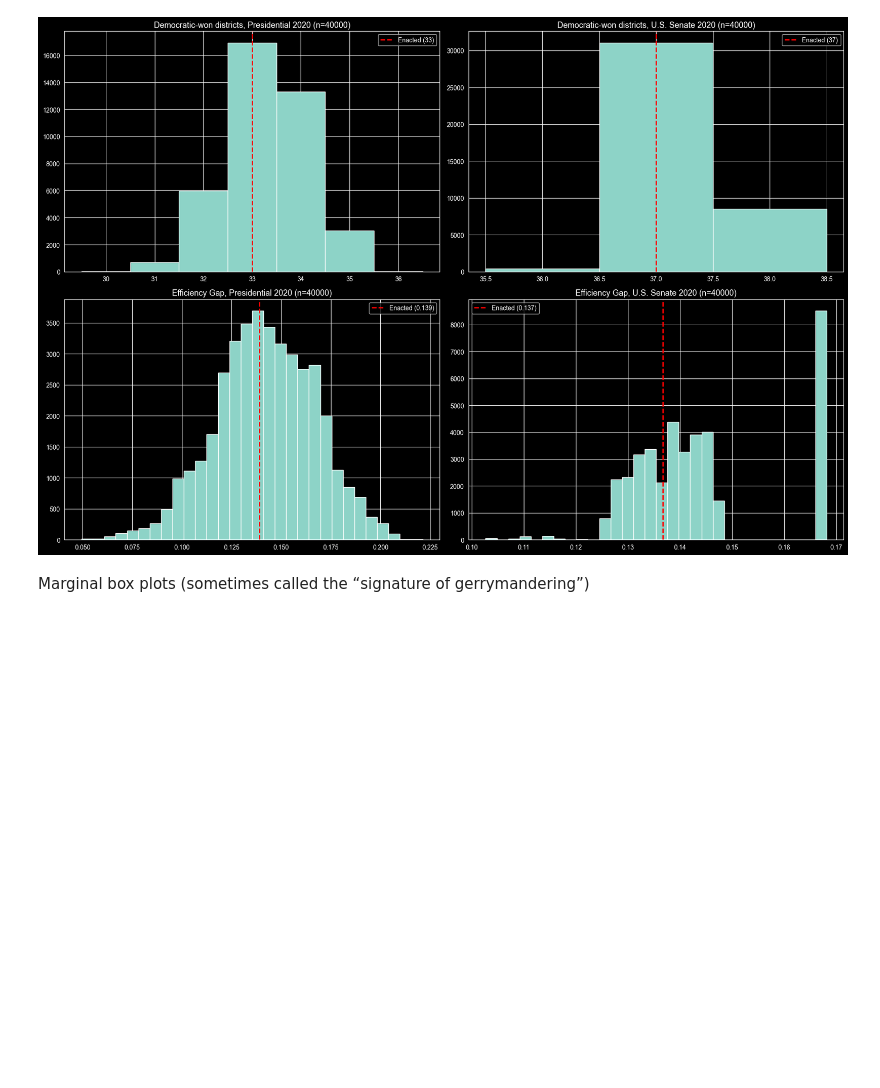
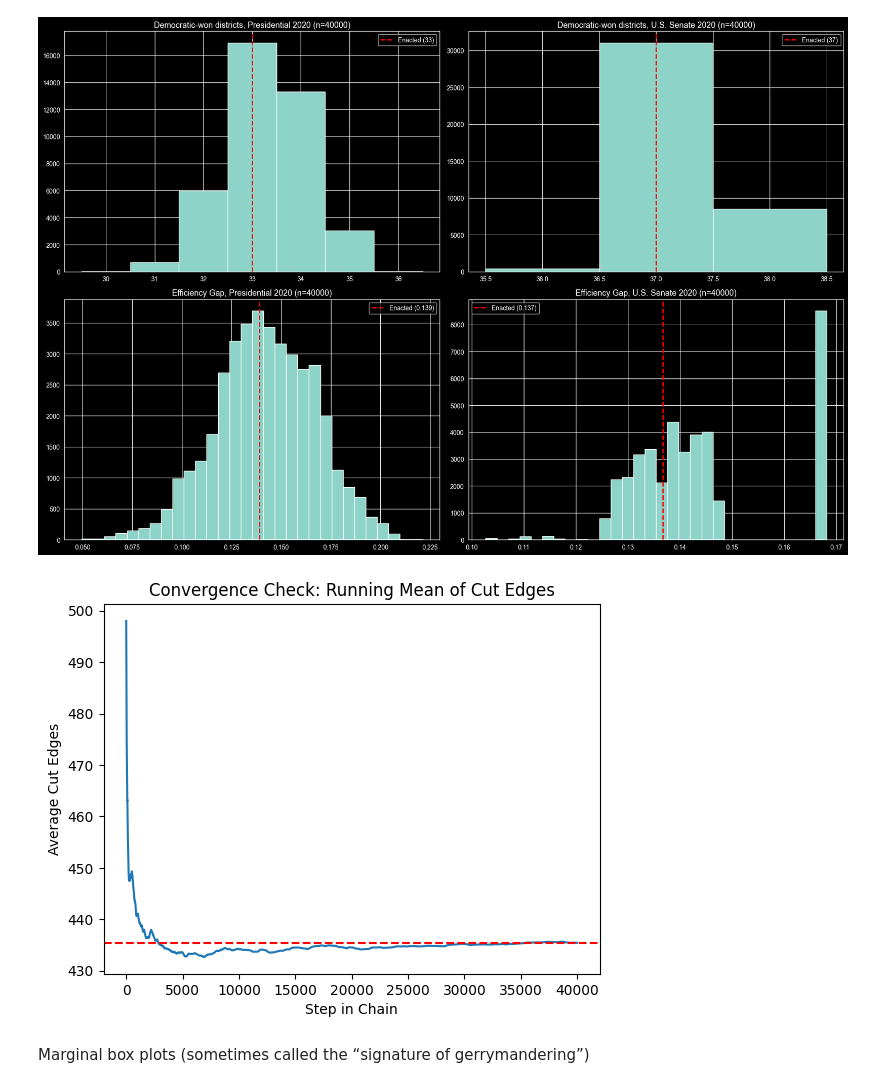
Before and after one commit to TianqiMin8/CS464FinalProject, a Jupyter notebook: FinalProjectChain.ipynb, the cells around one changed output. Drawn from its saved outputs; the diff is of its cells as text; code cells hidden in the pictures; blank space fills up the shorter version.

Commit message:
add running mean plot of cut edges

```diff
--- a/FinalProjectChain.ipynb
+++ b/FinalProjectChain.ipynb
@@ -303,6 +303,21 @@ for size in [1000, 10000, 20000, 40000]:
 [figure]
 [figure]
 [figure]
+# %%
+# Plot running mean to show the chain has run long enough
+import pandas as pd
+import matplotlib.pyplot as plt
+ensemble_df = pd.read_csv("ensemble_results.csv")
+
+running_mean = ensemble_df["cut_edges"].expanding().mean()
+plt.plot(running_mean)
+plt.axhline(y=running_mean.iloc[-1], color='r', linestyle='--')
+plt.title("Convergence Check: Running Mean of Cut Edges")
+plt.xlabel("Step in Chain")
+plt.ylabel("Average Cut Edges")
+plt.show()
+# %% [output]
+[figure, added]
 # %% [markdown]
 Marginal box plots (sometimes called the “signature of gerrymandering”)
 # %%
```
Also changed, not shown: parts of 1 cell of this notebook.
